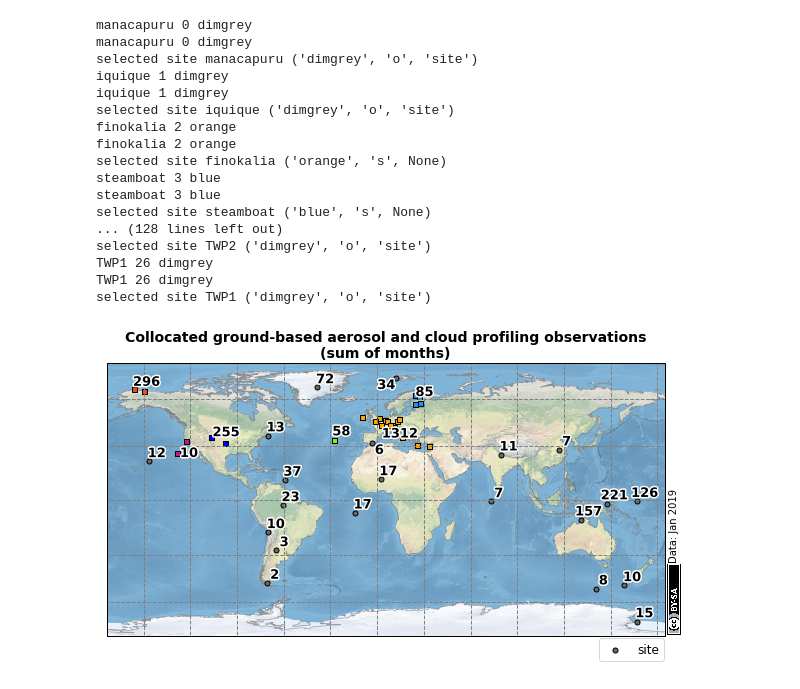
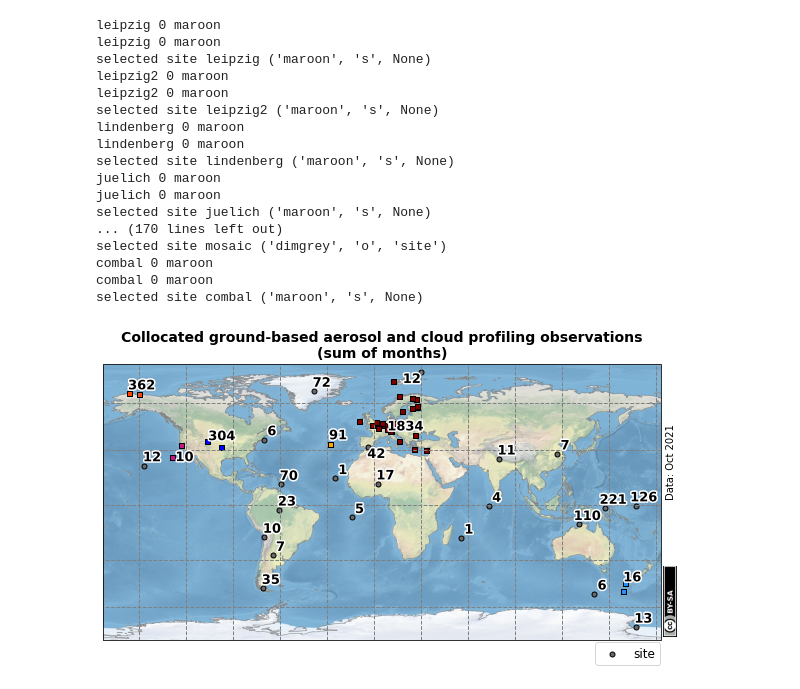
Before and after one commit to martin-rdz/global_gb_cloud_aerosol_profiling, a Jupyter notebook: overview_g-b_profiling.ipynb, the cells around one changed output. Drawn from its saved outputs; the diff is of its cells as text; code cells hidden in the pictures.

```diff
--- a/overview_g-b_profiling.ipynb
+++ b/overview_g-b_profiling.ipynb
@@ -208,10 +239,12 @@ TWP1 [-2.061011, 147.425397]
 # %%
+
+
 def calc_duration(site):
-    begin = datetime.datetime.strptime(site['duration'][0],'%Y-%m')
-    if site['duration'][1] == '0':
-        end = datetime.datetime(2019,1,1)
-    else:
-        end = datetime.datetime.strptime(site['duration'][1]+'-15','%Y-%m-%d')
+
+    begin, end = get_actual_dates(site['duration'], dt_until)
+    print(begin, end)
+    if end > dt_until:
+        end = dt_until
     print(site['duration'], begin, end)
     duration = end-begin
     return round(duration.days/30.)
@@ -222,7 +255,9 @@ for k,v in sites.items():
     duration = calc_duration(v)
     v.update({'shortname': k, 'dur_months': duration})
     print(k, duration)
-    mod_sites.append(v)
+    # only add if campaign actually happened
+    if duration > 0:
+        mod_sites.append(v)
 
 lats = [value['coordinates'][0] for value in mod_sites]
 lons = [value['coordinates'][1] for value in mod_sites]
@@ -278,8 +313,8 @@ ax.coastlines('50m', alpha=0.7, color='grey', linewidth=0.7)
 for key, value in sites.items():
     print(key, value['coordinates'])
     if value['coordinates']:
-        dt_end = True if value['duration'][1] == '0' else (
-            datetime.datetime.strptime(value['duration'][1], '%Y-%m') > datetime.datetime(2018,1,1))
+#         dt_end = True if value['duration'][1] == '0' else (
+#             datetime.datetime.strptime(value['duration'][1], '%Y-%m') > datetime.datetime(2018,1,1))
         zo = 2
         color='darkviolet'
         if value['network'] == 'cloudnet':
@@ -341,7 +376,7 @@ newax = fig.add_axes([0.812, 0.16, 0.2, 0.18], zorder=3)
 newax.imshow(np.rot90(im))
 newax.axis('off')
 
-ax.text(1.0175, 0.515, 'Data: Jan 2019', fontsize=10,
+ax.text(1.0175, 0.515, data_str, fontsize=10,
         bbox=dict(facecolor='none', alpha=0.85, edgecolor='none'), transform=ax.transAxes,
         rotation=90, verticalalignment='baseline', horizontalalignment='center')
 # ax.text(0.6, 0.02, 'Data: Jan 2018; Visualisation: @martin_ra_', fontsize=10,
@@ -401,8 +436,8 @@ ax.coastlines('50m', alpha=0.7, color='grey', linewidth=0.7)
 for key, value in sites.items():
     print(key, value['coordinates'])
     if value['coordinates']:
-        dt_end = True if value['duration'][1] == '0' else (
-            datetime.datetime.strptime(value['duration'][1], '%Y-%m') > datetime.datetime(2018,1,1))
+#         dt_end = True if value['duration'][1] == '0' else (
+#             datetime.datetime.strptime(value['duration'][1], '%Y-%m') > datetime.datetime(2018,1,1))
         zo = 2
         color='darkviolet'
         m = 'o'
@@ -445,7 +480,7 @@ newax = fig.add_axes([0.812, 0.16, 0.2, 0.18], zorder=3)
 newax.imshow(np.rot90(im))
 newax.axis('off')
 
-ax.text(1.0175, 0.515, 'Data: Jan 2019', fontsize=10,
+ax.text(1.0175, 0.515, data_str, fontsize=10,
         bbox=dict(facecolor='none', alpha=0.85, edgecolor='none'), transform=ax.transAxes,
         rotation=90, verticalalignment='baseline', horizontalalignment='center')
 # ax.text(0.6, 0.02, 'Data: Jan 2018; Visualisation: @martin_ra_', fontsize=10,
@@ -498,7 +533,7 @@ from sklearn.cluster import DBSCAN
 clustering = DBSCAN(eps=12, min_samples=1).fit(coord_array)
 print('clusters ', clustering.labels_)
 
-colorcycle = ["lawngreen", "dodgerblue", "mediumvioletred", "orangered", "blue", "orange"]
+colorcycle = ["lawngreen", "dodgerblue", "mediumvioletred", "orangered", "blue", "orange", "maroon"]
 
 cluster_props = []
 for i in np.unique(clustering.labels_):
@@ -568,8 +603,8 @@ ax.coastlines('50m', alpha=0.7, color='grey', linewidth=0.7)
 for key, value in sites.items():
     #print(key, value['coordinates'])
     if value['coordinates']:
-        dt_end = True if value['duration'][1] == '0' else (
-            datetime.datetime.strptime(value['duration'][1], '%Y-%m') > datetime.datetime(2018,1,1))
+#         dt_end = True if value['duration'][1] == '0' else (
+#             datetime.datetime.strptime(value['duration'][1], '%Y-%m') > datetime.datetime(2018,1,1))
         zo = 2
         c, m, label = get_cluster(cluster_props, key)
         s = 25
@@ -602,49 +637,49 @@ for e in cluster_props:
             horizontalalignment='center', verticalalignment='center',
             transform=ccrs.Geodetic())
     t.set_path_effects([path_effects.withStroke(linewidth=3, foreground='w')])
 
 ax.set_title("Collocated ground-based aerosol and cloud profiling observations\n(sum of months)",
              fontweight='semibold', fontsize=14)
 
 im = matplotlib.image.imread('cc-botton-by-sa.png')
 newax = fig.add_axes([0.812, 0.16, 0.2, 0.18], zorder=3)
 newax.imshow(np.rot90(im))
 newax.axis('off')
 
-ax.text(1.0175, 0.515, 'Data: Jan 2019', fontsize=10,
+ax.text(1.0175, 0.515, data_str, fontsize=10,
         bbox=dict(facecolor='none', alpha=0.85, edgecolor='none'), transform=ax.transAxes,
         rotation=90, verticalalignment='baseline', horizontalalignment='center')
 # ax.text(0.6, 0.02, 'Data: Jan 2018; Visualisation: @_martin_rdz_', fontsize=10,
 #         bbox=dict(facecolor='white', alpha=0.7), transform=ax.transAxes)
 
 
 handles, labels = ax.get_legend_handles_labels()
 new_labels = [labels[labels.index('site')]]
 new_handles = [handles[labels.index('site')]]
 #leg = ax.legend(new_handles, new_labels, loc=(0.74, 0.8), scatterpoints=1)
 leg = ax.legend(new_handles, new_labels, scatterpoints=1,
                 ncol=3, loc='center',
                 bbox_to_anchor=(0.94, -0.05), framealpha=0.8, fontsize=12)
 
 #plt.tight_layout()
 savepath = 'map_profiling_observations_month_sum_cluster.png'
 plt.savefig(savepath, dpi=350)
 # %% [output]
-manacapuru 0 dimgrey
-manacapuru 0 dimgrey
-selected site manacapuru ('dimgrey', 'o', 'site')
-iquique 1 dimgrey
-iquique 1 dimgrey
-selected site iquique ('dimgrey', 'o', 'site')
-finokalia 2 orange
-finokalia 2 orange
-selected site finokalia ('orange', 's', None)
-steamboat 3 blue
-steamboat 3 blue
-selected site steamboat ('blue', 's', None)
-... (128 lines left out)
-selected site TWP2 ('dimgrey', 'o', 'site')
-TWP1 26 dimgrey
-TWP1 26 dimgrey
-selected site TWP1 ('dimgrey', 'o', 'site')
+leipzig 0 maroon
+leipzig 0 maroon
+selected site leipzig ('maroon', 's', None)
+leipzig2 0 maroon
+leipzig2 0 maroon
+selected site leipzig2 ('maroon', 's', None)
+lindenberg 0 maroon
+lindenberg 0 maroon
+selected site lindenberg ('maroon', 's', None)
+juelich 0 maroon
+juelich 0 maroon
+selected site juelich ('maroon', 's', None)
+... (170 lines left out)
+selected site mosaic ('dimgrey', 'o', 'site')
+combal 0 maroon
+combal 0 maroon
+selected site combal ('maroon', 's', None)
-[figure, old version]
+[figure, new version]
```
Also changed, not shown: parts of 9 cells of this notebook, 7 other files.
